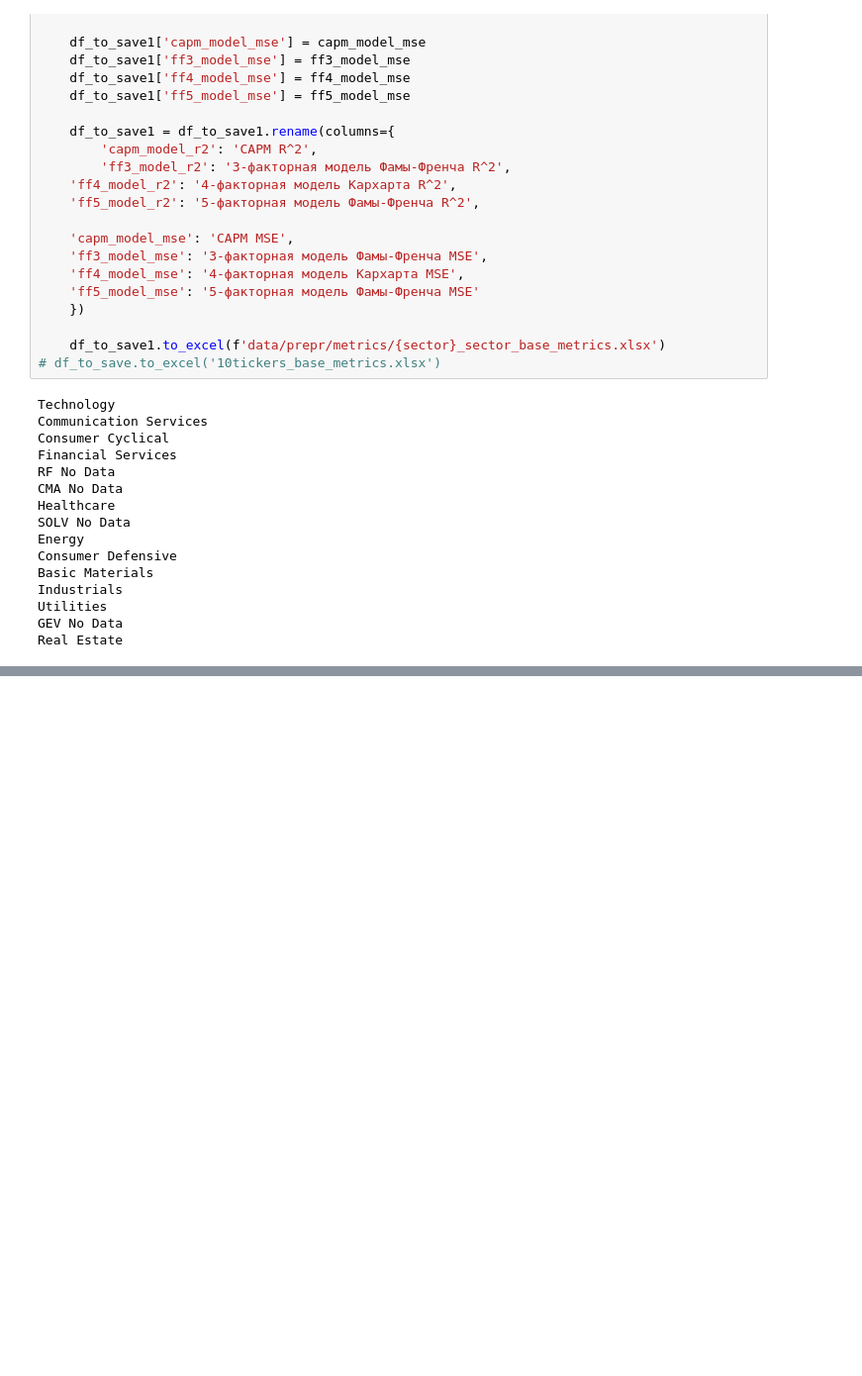
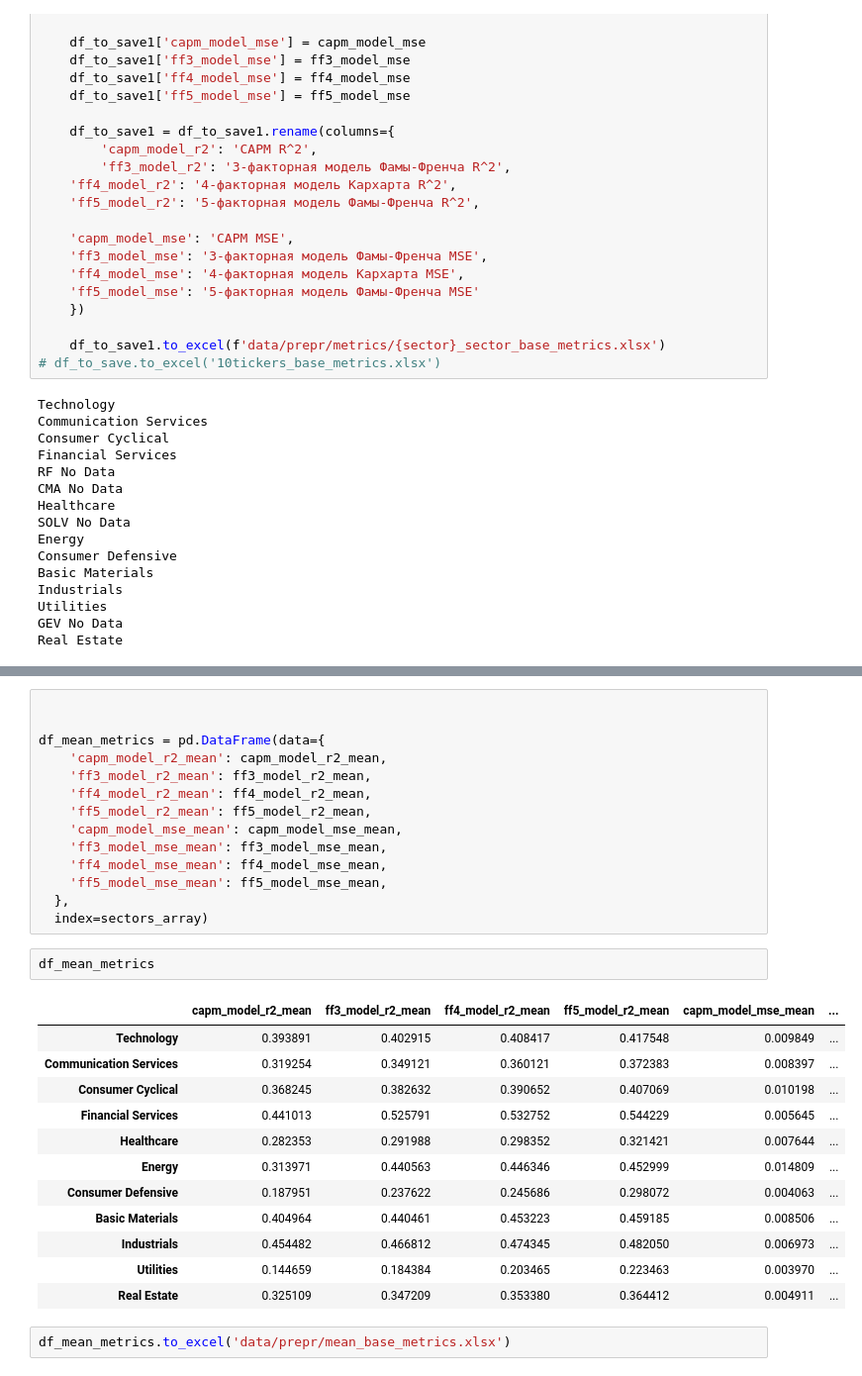
Before and after one commit to NikolaySimakov/Fama-French-models, a Jupyter notebook: main.ipynb, the cells around one changed output, grey strips where cells are left out. Shown: that part at 99% size. Drawn from its saved outputs; the diff is of its cells as text; blank space fills up the shorter version.

Commit message:
Add calc mean base metrics method

```diff
--- a/main.ipynb
+++ b/main.ipynb
@@ -374,0 +481,31 @@ Real Estate
+# %%
+
+
+df_mean_metrics = pd.DataFrame(data={
+    'capm_model_r2_mean': capm_model_r2_mean,
+    'ff3_model_r2_mean': ff3_model_r2_mean,
+    'ff4_model_r2_mean': ff4_model_r2_mean,
+    'ff5_model_r2_mean': ff5_model_r2_mean,
+    'capm_model_mse_mean': capm_model_mse_mean,
+    'ff3_model_mse_mean': ff3_model_mse_mean,
+    'ff4_model_mse_mean': ff4_model_mse_mean,
+    'ff5_model_mse_mean': ff5_model_mse_mean,
+  },
+  index=sectors_array)
+# %%
+df_mean_metrics
+# %% [output]
+|  | capm_model_r2_mean | ff3_model_r2_mean | ff4_model_r2_mean | ff5_model_r2_mean | capm_model_mse_mean | ... |
+| Technology | 0.393891 | 0.402915 | 0.408417 | 0.417548 | 0.009849 | ... |
+| Communication Services | 0.319254 | 0.349121 | 0.360121 | 0.372383 | 0.008397 | ... |
+| Consumer Cyclical | 0.368245 | 0.382632 | 0.390652 | 0.407069 | 0.010198 | ... |
+| Financial Services | 0.441013 | 0.525791 | 0.532752 | 0.544229 | 0.005645 | ... |
+| Healthcare | 0.282353 | 0.291988 | 0.298352 | 0.321421 | 0.007644 | ... |
+| Energy | 0.313971 | 0.440563 | 0.446346 | 0.452999 | 0.014809 | ... |
+| Consumer Defensive | 0.187951 | 0.237622 | 0.245686 | 0.298072 | 0.004063 | ... |
+| Basic Materials | 0.404964 | 0.440461 | 0.453223 | 0.459185 | 0.008506 | ... |
+| Industrials | 0.454482 | 0.466812 | 0.474345 | 0.482050 | 0.006973 | ... |
+| Utilities | 0.144659 | 0.184384 | 0.203465 | 0.223463 | 0.003970 | ... |
+| Real Estate | 0.325109 | 0.347209 | 0.353380 | 0.364412 | 0.004911 | ... |
+# %%
+df_mean_metrics.to_excel('data/prepr/mean_base_metrics.xlsx')
```
Also changed, not shown: parts of 2 cells of this notebook.
